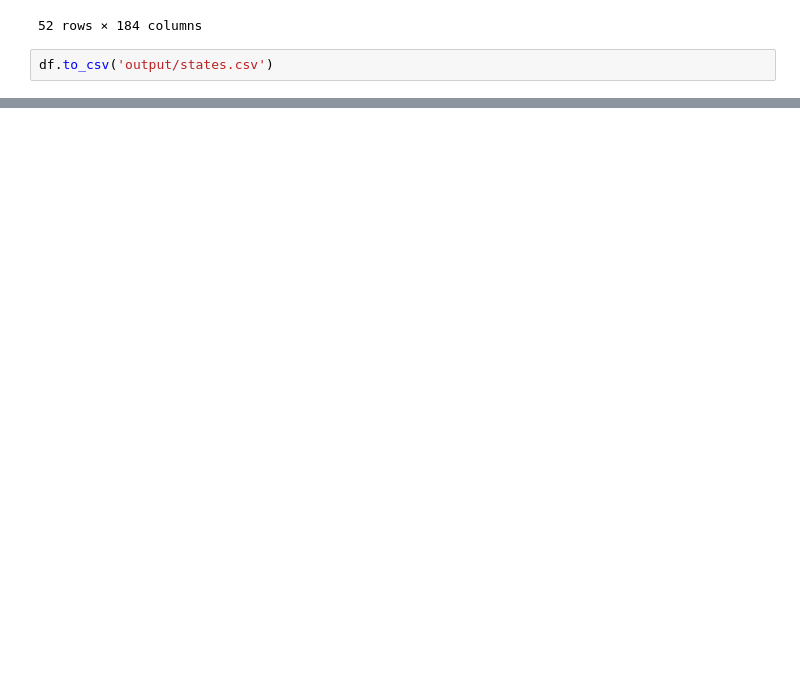
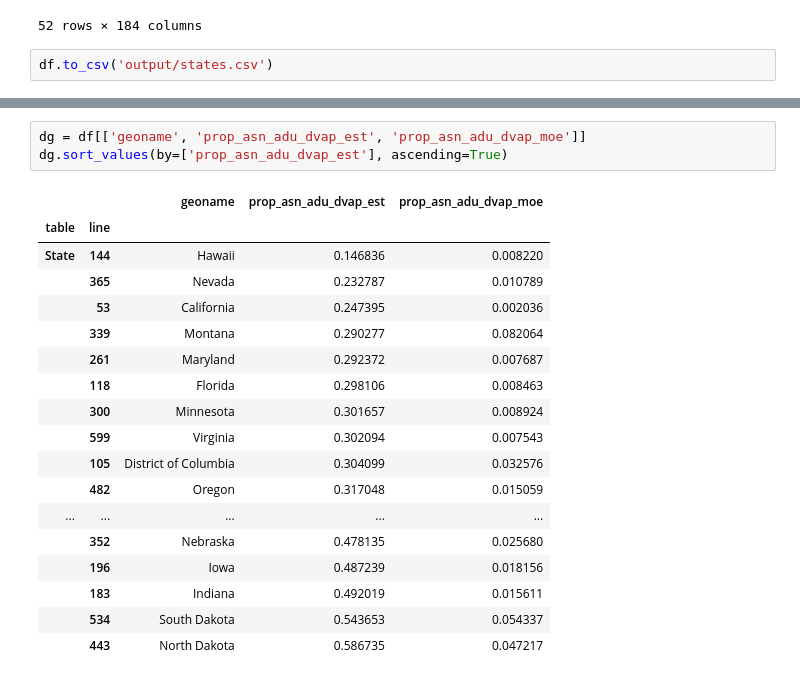
Before and after one commit to ic-institute/democracy-deserts, a Jupyter notebook: notebooks/build-state-data.ipynb, the cells around one changed output, grey strips where cells are left out. Saved outputs shown, nothing was run; the diff lists cells and outputs as text; blank space fills up the shorter version.

```diff
--- a/notebooks/build-state-data.ipynb
+++ b/notebooks/build-state-data.ipynb
@@ -57,0 +102,22 @@ dg.sort_values(by=['racial_disp_score_est'], ascending=False)
+# %%
+dg = df[['geoname', 'prop_asn_adu_dvap_est', 'prop_asn_adu_dvap_moe']]
+dg.sort_values(by=['prop_asn_adu_dvap_est'], ascending=True)
+# %% [output]
+|  |  | geoname | prop_asn_adu_dvap_est | prop_asn_adu_dvap_moe |
+| table | line |  |  |  |
+| State | 144 | Hawaii | 0.146836 | 0.008220 |
+|  | 365 | Nevada | 0.232787 | 0.010789 |
+|  | 53 | California | 0.247395 | 0.002036 |
+|  | 339 | Montana | 0.290277 | 0.082064 |
+|  | 261 | Maryland | 0.292372 | 0.007687 |
+|  | 118 | Florida | 0.298106 | 0.008463 |
+|  | 300 | Minnesota | 0.301657 | 0.008924 |
+|  | 599 | Virginia | 0.302094 | 0.007543 |
+|  | 105 | District of Columbia | 0.304099 | 0.032576 |
+|  | 482 | Oregon | 0.317048 | 0.015059 |
+| ... | ... | ... | ... | ... |
+|  | 352 | Nebraska | 0.478135 | 0.025680 |
+|  | 196 | Iowa | 0.487239 | 0.018156 |
+|  | 183 | Indiana | 0.492019 | 0.015611 |
+|  | 534 | South Dakota | 0.543653 | 0.054337 |
+|  | 443 | North Dakota | 0.586735 | 0.047217 |
```
Also changed, not shown: parts of 4 cells of this notebook, 4 other files.
